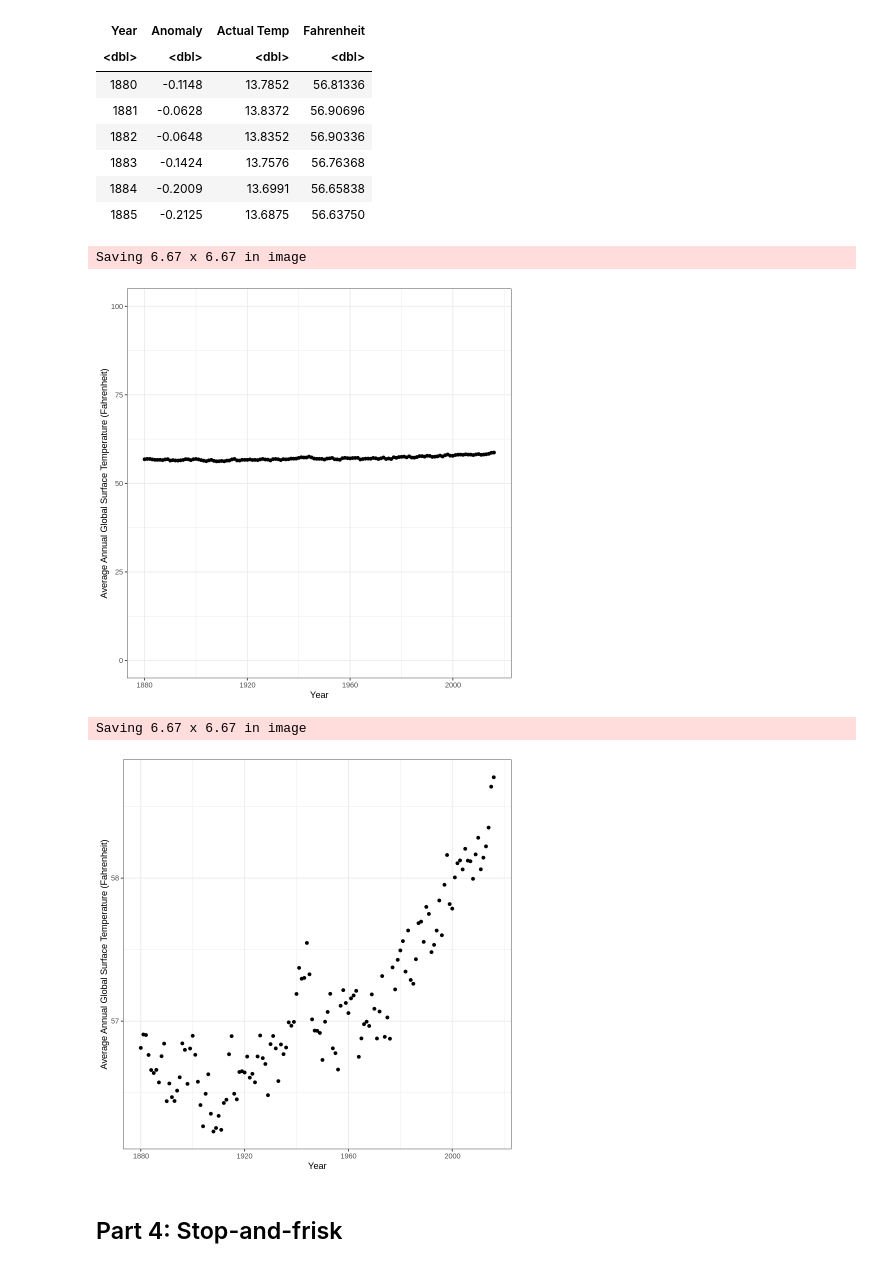
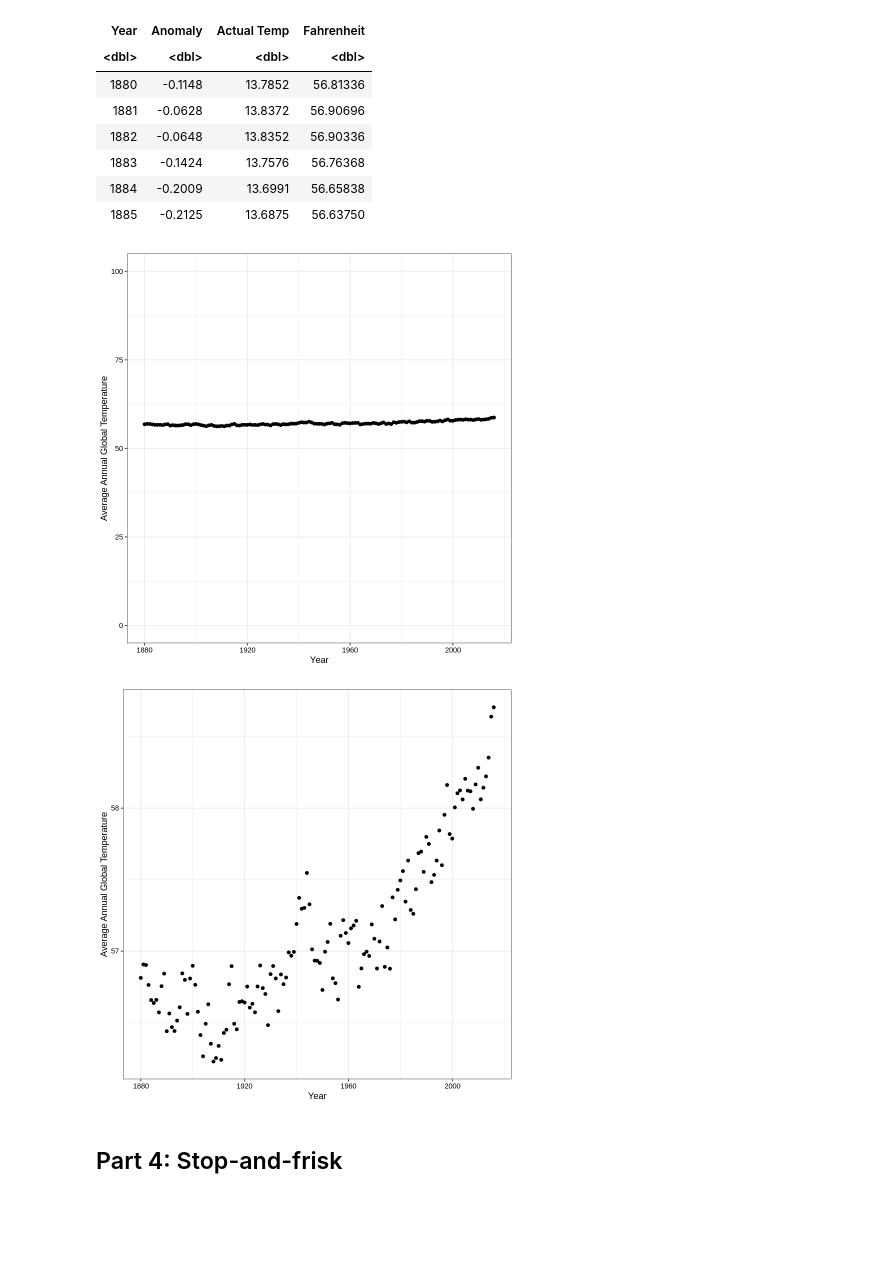
Before and after one commit to 5harad/API201-2022, a Jupyter notebook: lectures/lecture-2-code.ipynb, the cells around one changed output. Cells and saved outputs as stored; diff of their text form; code cells hidden in the pictures; blank space fills up the shorter version.

```diff
--- a/lectures/lecture-2-code.ipynb
+++ b/lectures/lecture-2-code.ipynb
@@ -237,19 +232,21 @@ A tibble: 6 × 4
 # %%
 ggplot(data=globaltemps, aes(x=Year, y=Fahrenheit)) +
   geom_point() +
-  scale_y_continuous('Average Annual Global Surface Temperature (Fahrenheit)', limits = c(0, 100))
-ggsave('figs/global_temps1.png')
+  scale_y_continuous('Average Annual Global Temperature', limits = c(0, 100)) +
+  theme(axis.text.x = element_text(color="black"),
+          axis.text.y = element_text(color="black"))
+ggsave('figs/global_temps1.png', width=4, height=4)
 # %% [output]
-Saving 6.67 x 6.67 in image
-[figure, old version]
+[figure, new version]
 # %%
 ggplot(data=globaltemps, aes(x=Year, y=Fahrenheit)) +
   geom_point() +
-  scale_y_continuous('Average Annual Global Surface Temperature (Fahrenheit)')
-ggsave('figs/global_temps2.png')
+  scale_y_continuous('Average Annual Global Temperature') +
+  theme(axis.text.x = element_text(color="black"),
+        axis.text.y = element_text(color="black"))
+ggsave('figs/global_temps2.png', width=4, height=4)
 # %% [output]
-Saving 6.67 x 6.67 in image
-[figure, old version]
+[figure, new version]
 # %% [markdown]
 ## Part 4: Stop-and-frisk
 # %%
```
Also changed, not shown: parts of 8 cells of this notebook, 9 other files.
